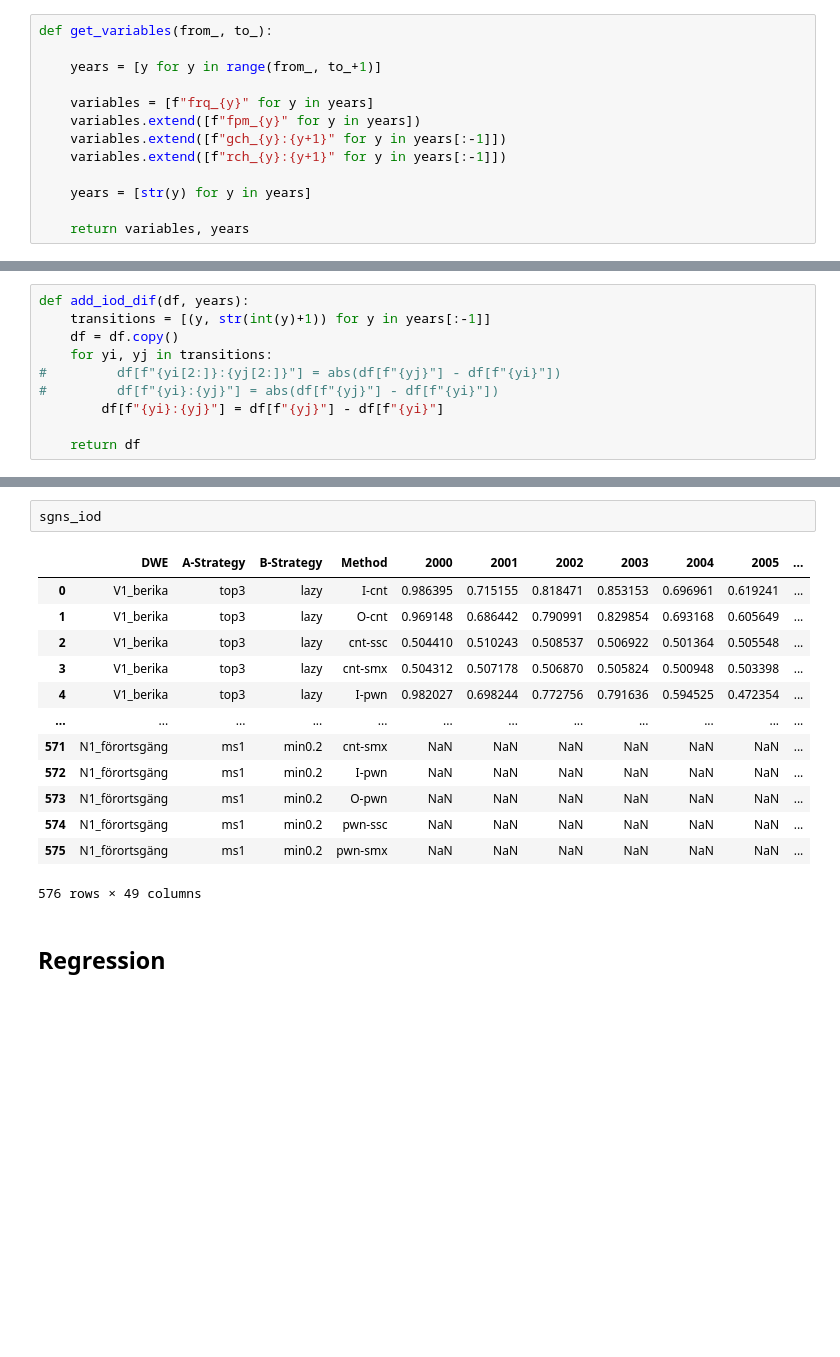
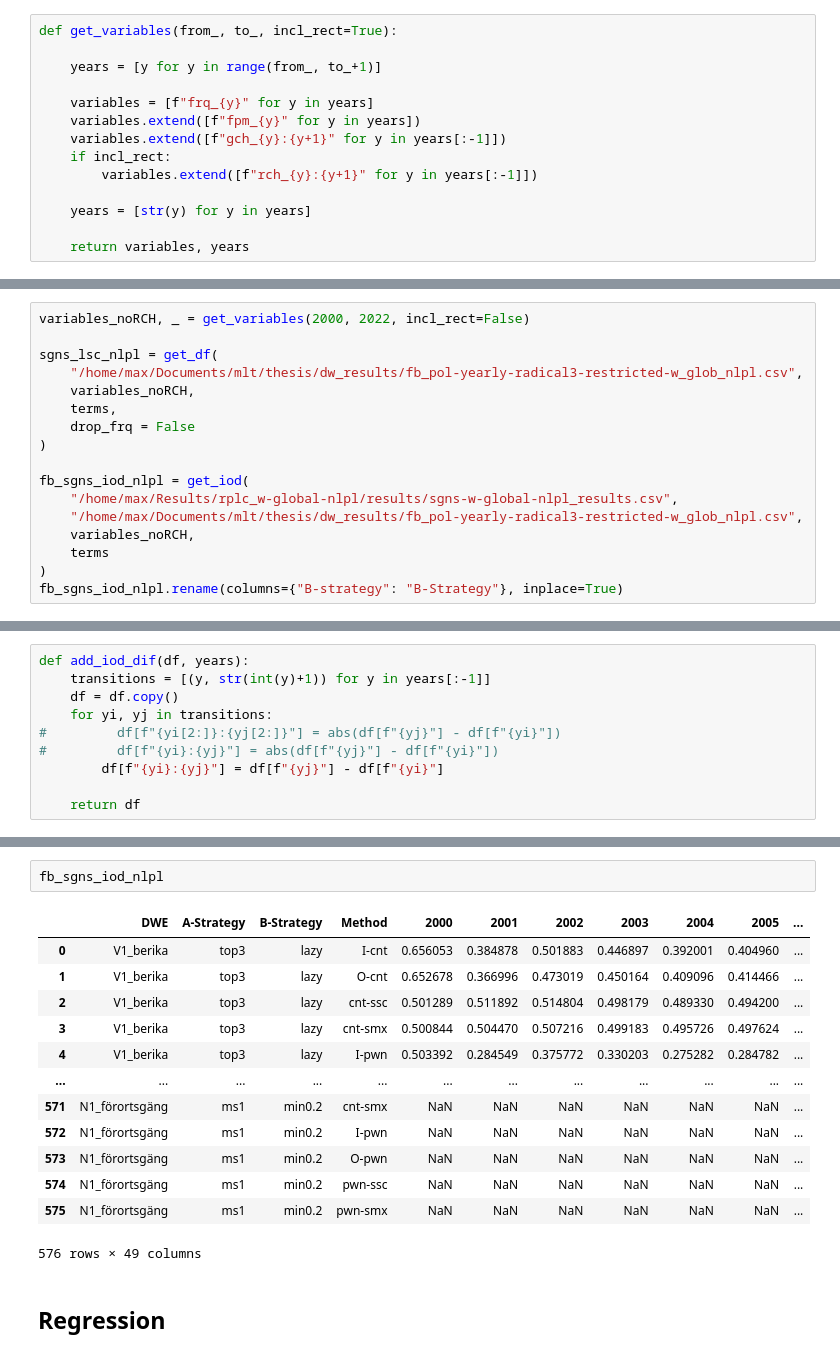
Before and after one commit to mboholm/dw_change, a Jupyter notebook: analysis/replacements/analysis.ipynb, the cells around one changed output, grey strips where cells are left out. Saved outputs shown, nothing was run; the diff lists cells and outputs as text; blank space fills up the shorter version.

```diff
--- a/analysis/replacements/analysis.ipynb
+++ b/analysis/replacements/analysis.ipynb
@@ -24,14 +26,15 @@ from sklearn.preprocessing import power_transform
 # %%
 # years
 # %%
-def get_variables(from_, to_):
+def get_variables(from_, to_, incl_rect=True):
 
     years = [y for y in range(from_, to_+1)]
 
     variables = [f"frq_{y}" for y in years]
     variables.extend([f"fpm_{y}" for y in years])
     variables.extend([f"gch_{y}:{y+1}" for y in years[:-1]])
-    variables.extend([f"rch_{y}:{y+1}" for y in years[:-1]])
+    if incl_rect:
+        variables.extend([f"rch_{y}:{y+1}" for y in years[:-1]])
 
     years = [str(y) for y in years]
 
@@ -352,3 +357,20 @@ fm_kb_G_iod     = get_iod(
+# %%
+variables_noRCH, _ = get_variables(2000, 2022, incl_rect=False)
+
+sgns_lsc_nlpl = get_df(
+    "/home/max/Documents/mlt/thesis/dw_results/fb_pol-yearly-radical3-restricted-w_glob_nlpl.csv",
+    variables_noRCH,
+    terms,
+    drop_frq = False
+)
+
+fb_sgns_iod_nlpl = get_iod(
+    "/home/max/Results/rplc_w-global-nlpl/results/sgns-w-global-nlpl_results.csv",
+    "/home/max/Documents/mlt/thesis/dw_results/fb_pol-yearly-radical3-restricted-w_glob_nlpl.csv",
+    variables_noRCH,
+    terms
+)
+fb_sgns_iod_nlpl.rename(columns={"B-strategy": "B-Strategy"}, inplace=True)
 # %% [markdown]
 ### Know your data
 # %%
@@ -455,19 +416,19 @@ fm_kb_G_iod   = add_iod_dif(fm_kb_G_iod, fm_years)
-# %%
-sgns_iod
-# %% [output]
-|  | DWE | A-Strategy | B-Strategy | Method | 2000 | 2001 | 2002 | 2003 | 2004 | 2005 | ... |
-| 0 | V1_berika | top3 | lazy | I-cnt | 0.986395 | 0.715155 | 0.818471 | 0.853153 | 0.696961 | 0.619241 | ... |
-| 1 | V1_berika | top3 | lazy | O-cnt | 0.969148 | 0.686442 | 0.790991 | 0.829854 | 0.693168 | 0.605649 | ... |
-| 2 | V1_berika | top3 | lazy | cnt-ssc | 0.504410 | 0.510243 | 0.508537 | 0.506922 | 0.501364 | 0.505548 | ... |
-| 3 | V1_berika | top3 | lazy | cnt-smx | 0.504312 | 0.507178 | 0.506870 | 0.505824 | 0.500948 | 0.503398 | ... |
-| 4 | V1_berika | top3 | lazy | I-pwn | 0.982027 | 0.698244 | 0.772756 | 0.791636 | 0.594525 | 0.472354 | ... |
-| ... | ... | ... | ... | ... | ... | ... | ... | ... | ... | ... | ... |
-| 571 | N1_förortsgäng | ms1 | min0.2 | cnt-smx | NaN | NaN | NaN | NaN | NaN | NaN | ... |
-| 572 | N1_förortsgäng | ms1 | min0.2 | I-pwn | NaN | NaN | NaN | NaN | NaN | NaN | ... |
-| 573 | N1_förortsgäng | ms1 | min0.2 | O-pwn | NaN | NaN | NaN | NaN | NaN | NaN | ... |
-| 574 | N1_förortsgäng | ms1 | min0.2 | pwn-ssc | NaN | NaN | NaN | NaN | NaN | NaN | ... |
-| 575 | N1_förortsgäng | ms1 | min0.2 | pwn-smx | NaN | NaN | NaN | NaN | NaN | NaN | ... |
-576 rows × 49 columns
+# %%
+fb_sgns_iod_nlpl
+# %% [output]
+|  | DWE | A-Strategy | B-Strategy | Method | 2000 | 2001 | 2002 | 2003 | 2004 | 2005 | ... |
+| 0 | V1_berika | top3 | lazy | I-cnt | 0.656053 | 0.384878 | 0.501883 | 0.446897 | 0.392001 | 0.404960 | ... |
+| 1 | V1_berika | top3 | lazy | O-cnt | 0.652678 | 0.366996 | 0.473019 | 0.450164 | 0.409096 | 0.414466 | ... |
+| 2 | V1_berika | top3 | lazy | cnt-ssc | 0.501289 | 0.511892 | 0.514804 | 0.498179 | 0.489330 | 0.494200 | ... |
+| 3 | V1_berika | top3 | lazy | cnt-smx | 0.500844 | 0.504470 | 0.507216 | 0.499183 | 0.495726 | 0.497624 | ... |
+| 4 | V1_berika | top3 | lazy | I-pwn | 0.503392 | 0.284549 | 0.375772 | 0.330203 | 0.275282 | 0.284782 | ... |
+| ... | ... | ... | ... | ... | ... | ... | ... | ... | ... | ... | ... |
+| 571 | N1_förortsgäng | ms1 | min0.2 | cnt-smx | NaN | NaN | NaN | NaN | NaN | NaN | ... |
+| 572 | N1_förortsgäng | ms1 | min0.2 | I-pwn | NaN | NaN | NaN | NaN | NaN | NaN | ... |
+| 573 | N1_förortsgäng | ms1 | min0.2 | O-pwn | NaN | NaN | NaN | NaN | NaN | NaN | ... |
+| 574 | N1_förortsgäng | ms1 | min0.2 | pwn-ssc | NaN | NaN | NaN | NaN | NaN | NaN | ... |
+| 575 | N1_förortsgäng | ms1 | min0.2 | pwn-smx | NaN | NaN | NaN | NaN | NaN | NaN | ... |
+576 rows × 49 columns
 # %% [markdown]
 ## Regression
 # %%
```
Also changed, not shown: parts of 150 cells of this notebook, 1 other file.
